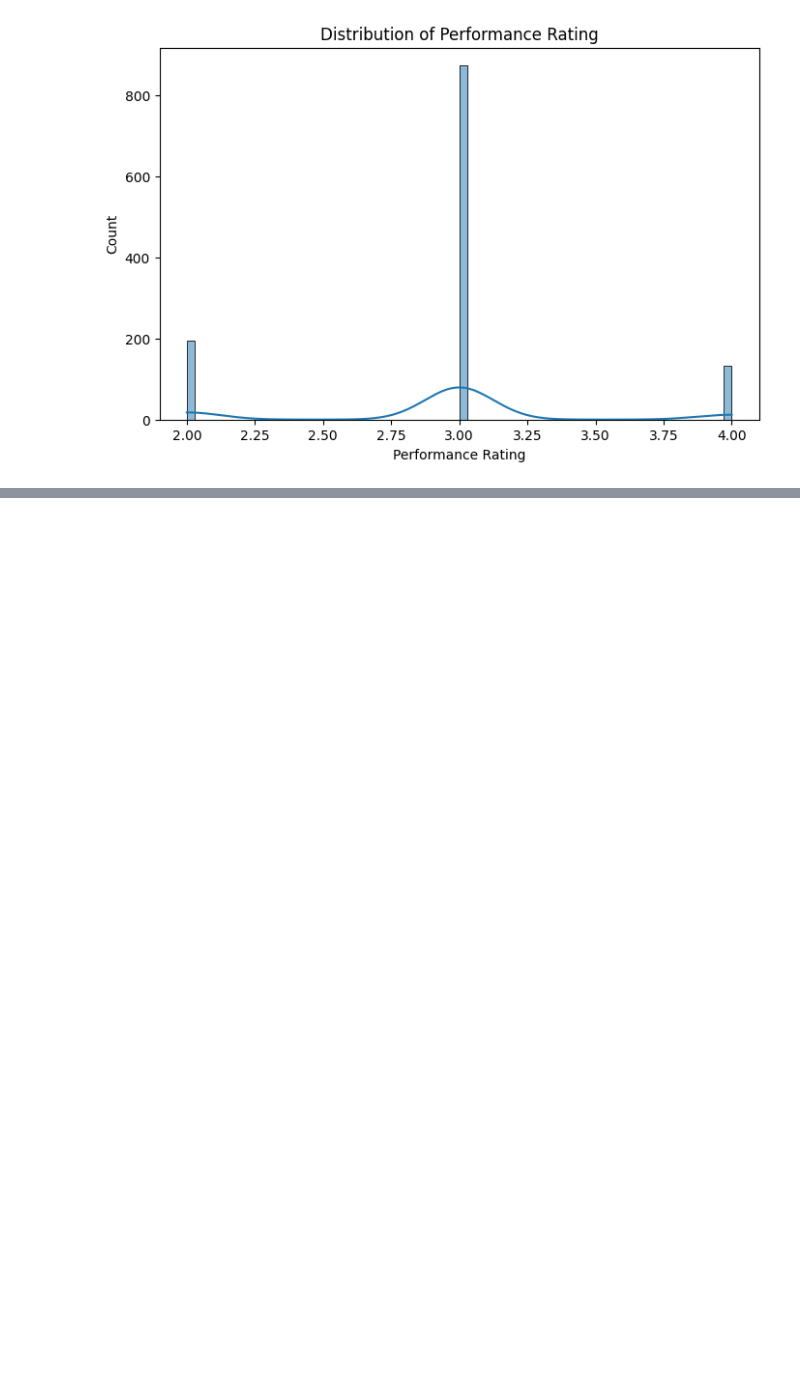
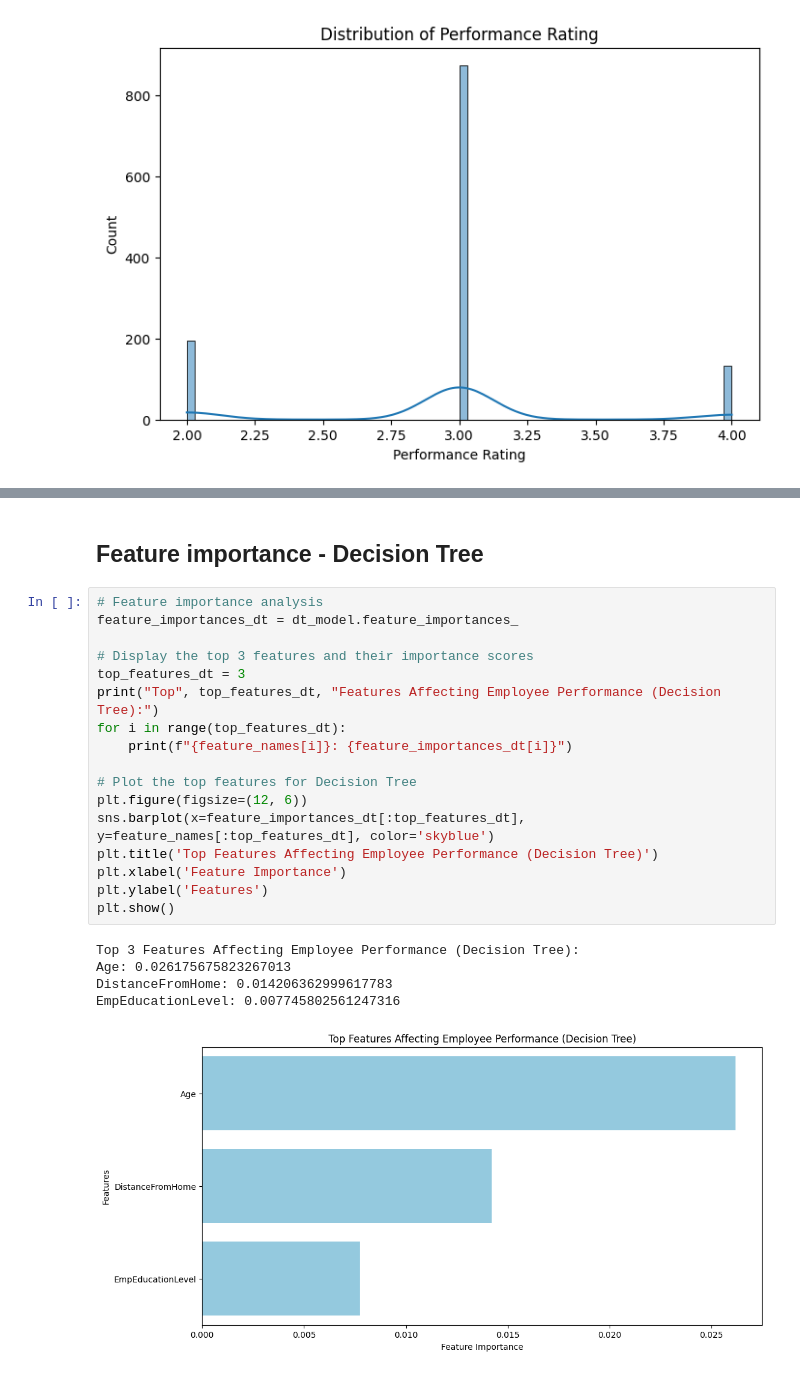
Before and after one commit to CodeWithMilind/Data-Science---Github, a Jupyter notebook: IABAC Exam/Employee Performance Analysis – INX Future Inc/src/visualization/visuals.ipynb, the cells around one changed output, grey strips where cells are left out. Cells and saved outputs as stored; diff of their text form; blank space fills up the shorter version.

```diff
--- a/IABAC Exam/Employee Performance Analysis – INX Future Inc/src/visualization/visuals.ipynb
+++ b/IABAC Exam/Employee Performance Analysis – INX Future Inc/src/visualization/visuals.ipynb
@@ -52,0 +299,25 @@ plt.show()
+# %% [markdown]
+## Feature importance - Decision Tree
+# %%
+# Feature importance analysis
+feature_importances_dt = dt_model.feature_importances_
+
+# Display the top 3 features and their importance scores
+top_features_dt = 3
+print("Top", top_features_dt, "Features Affecting Employee Performance (Decision Tree):")
+for i in range(top_features_dt):
+    print(f"{feature_names[i]}: {feature_importances_dt[i]}")
+
+# Plot the top features for Decision Tree
+plt.figure(figsize=(12, 6))
+sns.barplot(x=feature_importances_dt[:top_features_dt], y=feature_names[:top_features_dt], color='skyblue')
+plt.title('Top Features Affecting Employee Performance (Decision Tree)')
+plt.xlabel('Feature Importance')
+plt.ylabel('Features')
+plt.show()
+# %% [output]
+Top 3 Features Affecting Employee Performance (Decision Tree):
+Age: 0.026175675823267013
+DistanceFromHome: 0.014206362999617783
+EmpEducationLevel: 0.007745802561247316
+[figure, added]
```
Also changed, not shown: parts of 37 cells of this notebook, 3 other files.
